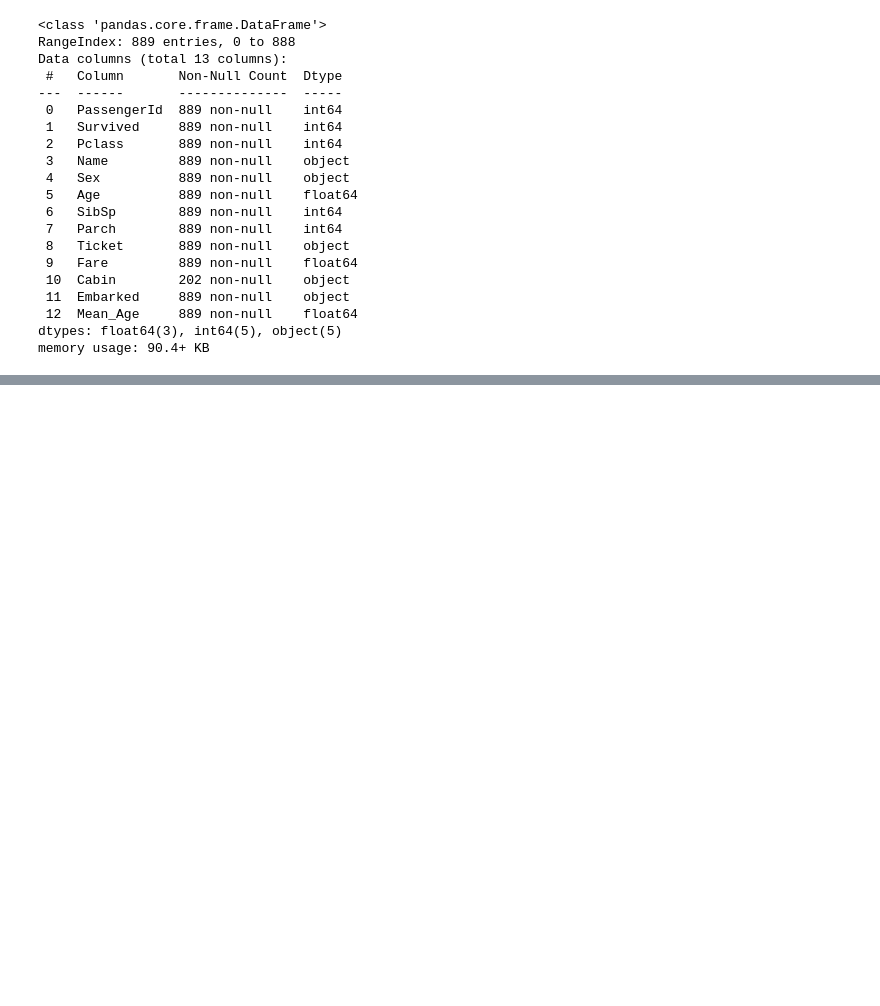
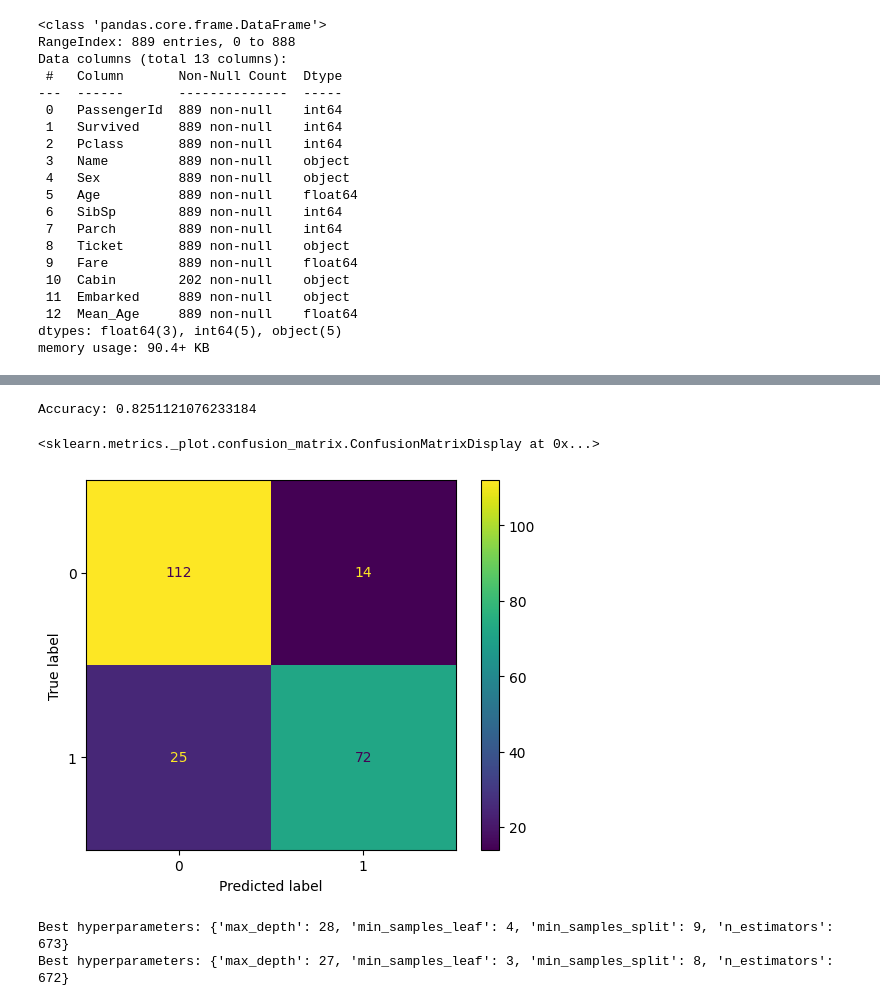
Before and after one commit to rafbo26/titanic, a Jupyter notebook: titanic.ipynb, the cells around one changed output, grey strips where cells are left out. Cells and saved outputs as stored; diff of their text form; code cells hidden in the pictures; blank space fills up the shorter version.

```diff
--- a/titanic.ipynb
+++ b/titanic.ipynb
@@ -120,0 +177,40 @@ weighted avg       0.80      0.80      0.79       223
+# %%
+rf = RandomForestClassifier()
+rf.fit(X_train, y_train)
+
+y_pred = rf.predict(X_test)
+
+accuracy = accuracy_score(y_test, y_pred)
+
+print('Accuracy:', accuracy)
+
+cm = confusion_matrix(y_test, y_pred)
+
+ConfusionMatrixDisplay(confusion_matrix=cm).plot()
+# %% [output]
+Accuracy: 0.8251121076233184
+<sklearn.metrics._plot.confusion_matrix.ConfusionMatrixDisplay at 0x...>
+[figure, added]
+# %%
+param_dist = {'n_estimators': randint(672,673),
+              'max_depth': randint(27,28),
+              'min_samples_split': randint(8, 9),
+              'min_samples_leaf': randint(3, 4)}
+
+rf = RandomForestClassifier()
+
+rand_search = RandomizedSearchCV(rf,
+                                 param_distributions=param_dist,
+                                 n_iter=5,
+                                 cv=5,
+                                 random_state=42)
+
+rand_search.fit(X_train, y_train)
+
+best_rf = rand_search.best_estimator_
+
+print("Best hyperparameters: {'max_depth': 28, 'min_samples_leaf': 4, 'min_samples_split': 9, 'n_estimators': 673}")
+print('Best hyperparameters:', rand_search.best_params_)
+# %% [output]
+Best hyperparameters: {'max_depth': 28, 'min_samples_leaf': 4, 'min_samples_split': 9, 'n_estimators': 673}
+Best hyperparameters: {'max_depth': 27, 'min_samples_leaf': 3, 'min_samples_split': 8, 'n_estimators': 672}
```
Also changed, not shown: parts of 13 cells of this notebook, 3 other files.
